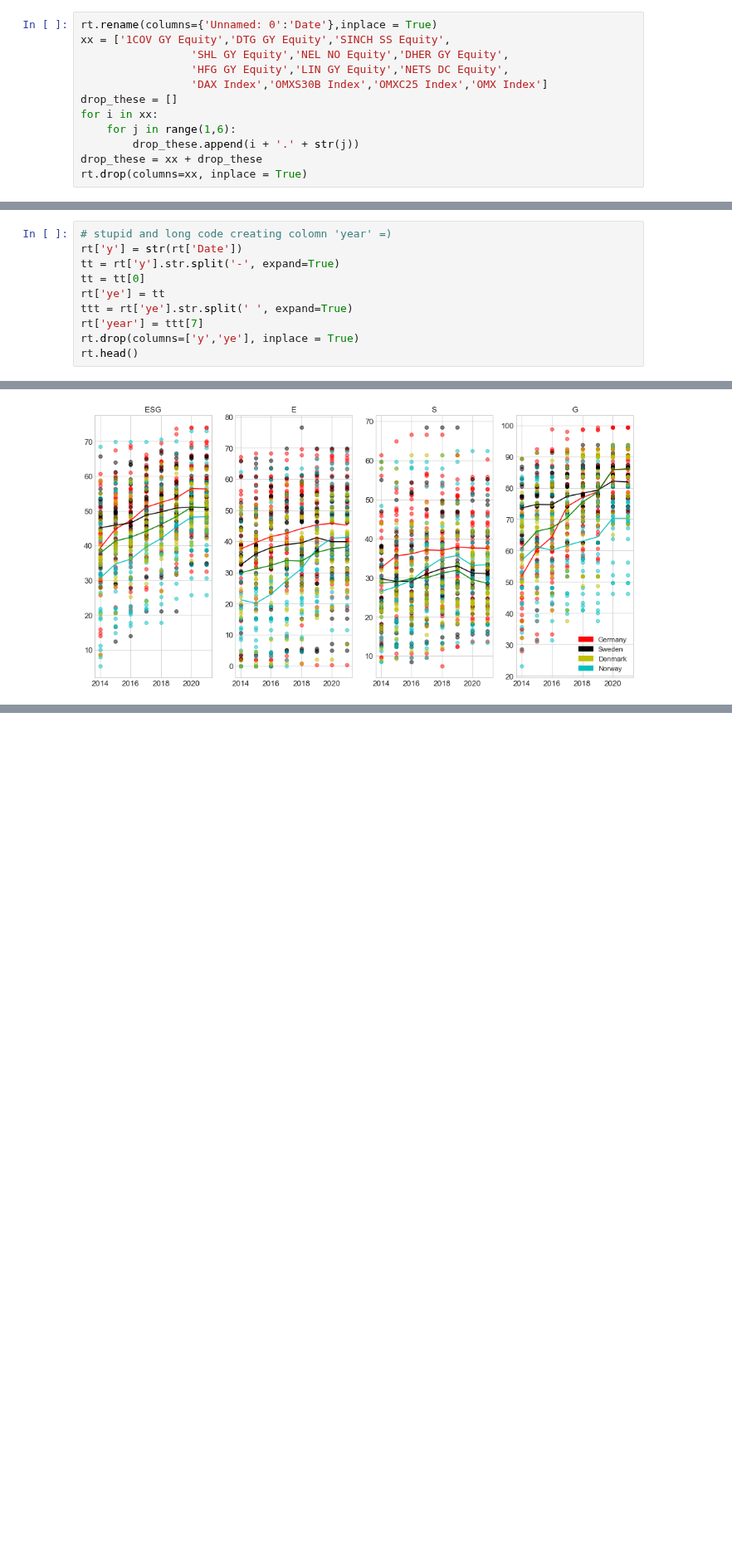
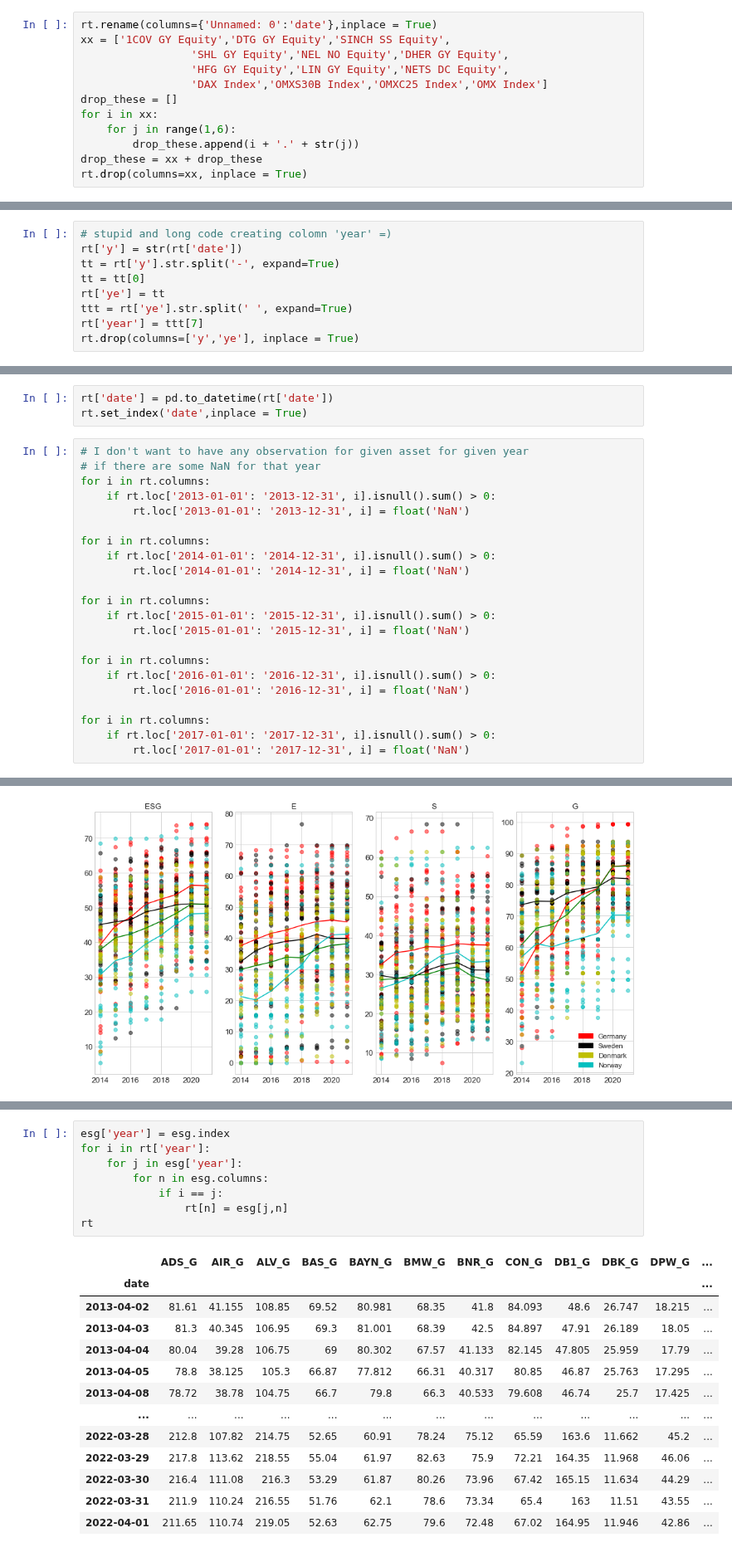
Before and after one commit to KamilPan/PS, a Jupyter notebook: ACF /ACF.ipynb, the cells around one changed output, grey strips where cells are left out. Shown at 83% size. Drawn from its saved outputs; the diff is of its cells as text; blank space fills up the shorter version.

```diff
--- a/ACF /ACF.ipynb
+++ b/ACF /ACF.ipynb
@@ -26,7 +29,7 @@ pd.set_option('display.max_columns',735) # I want to see all the columns
 rt.drop(index=[0,1,2], inplace=True)
 rt.reset_index(inplace = True, drop = True) # Drop old index too
 # %%
-rt.rename(columns={'Unnamed: 0':'Date'},inplace = True)
+rt.rename(columns={'Unnamed: 0':'date'},inplace = True)
 xx = ['1COV GY Equity','DTG GY Equity','SINCH SS Equity',
                  'SHL GY Equity','NEL NO Equity','DHER GY Equity',
                  'HFG GY Equity','LIN GY Equity','NETS DC Equity',
@@ -46,11 +49,10 @@ rt.columns = rt.columns.str.replace(' Equity', '')
 rt.columns = rt.columns.str.replace(' ', '_')
 # %%
 # stupid and long code creating colomn 'year' =)
-rt['y'] = str(rt['Date'])
+rt['y'] = str(rt['date'])
 tt = rt['y'].str.split('-', expand=True)
 tt = tt[0]
 rt['ye'] = tt
 ttt = rt['ye'].str.split(' ', expand=True)
 rt['year'] = ttt[7]
 rt.drop(columns=['y','ye'], inplace = True)
-rt.head()
@@ -63,0 +59,25 @@ rt.head()
+# %%
+rt['date'] = pd.to_datetime(rt['date'])
+rt.set_index('date',inplace = True)
+# %%
+# I don't want to have any observation for given asset for given year
+# if there are some NaN for that year
+for i in rt.columns:
+    if rt.loc['2013-01-01': '2013-12-31', i].isnull().sum() > 0:
+        rt.loc['2013-01-01': '2013-12-31', i] = float('NaN')
+
+for i in rt.columns:
+    if rt.loc['2014-01-01': '2014-12-31', i].isnull().sum() > 0:
+        rt.loc['2014-01-01': '2014-12-31', i] = float('NaN')
+
+for i in rt.columns:
+    if rt.loc['2015-01-01': '2015-12-31', i].isnull().sum() > 0:
+        rt.loc['2015-01-01': '2015-12-31', i] = float('NaN')
+
+for i in rt.columns:
+    if rt.loc['2016-01-01': '2016-12-31', i].isnull().sum() > 0:
+        rt.loc['2016-01-01': '2016-12-31', i] = float('NaN')
+
+for i in rt.columns:
+    if rt.loc['2017-01-01': '2017-12-31', i].isnull().sum() > 0:
+        rt.loc['2017-01-01': '2017-12-31', i] = float('NaN')
@@ -252,0 +271,22 @@ Index(['Date', 'ADS_G', 'AIR_G', 'ALV_G', 'BAS_G', 'BAYN_G', 'BMW_G', 'BNR_G',
+# %%
+esg['year'] = esg.index
+for i in rt['year']:
+    for j in esg['year']:
+        for n in esg.columns:
+            if i == j:
+                rt[n] = esg[j,n]
+rt
+# %% [output]
+|  | ADS_G | AIR_G | ALV_G | BAS_G | BAYN_G | BMW_G | BNR_G | CON_G | DB1_G | DBK_G | DPW_G | ... |
+| date |  |  |  |  |  |  |  |  |  |  |  | ... |
+| 2013-04-02 | 81.61 | 41.155 | 108.85 | 69.52 | 80.981 | 68.35 | 41.8 | 84.093 | 48.6 | 26.747 | 18.215 | ... |
+| 2013-04-03 | 81.3 | 40.345 | 106.95 | 69.3 | 81.001 | 68.39 | 42.5 | 84.897 | 47.91 | 26.189 | 18.05 | ... |
+| 2013-04-04 | 80.04 | 39.28 | 106.75 | 69 | 80.302 | 67.57 | 41.133 | 82.145 | 47.805 | 25.959 | 17.79 | ... |
+| 2013-04-05 | 78.8 | 38.125 | 105.3 | 66.87 | 77.812 | 66.31 | 40.317 | 80.85 | 46.87 | 25.763 | 17.295 | ... |
+| 2013-04-08 | 78.72 | 38.78 | 104.75 | 66.7 | 79.8 | 66.3 | 40.533 | 79.608 | 46.74 | 25.7 | 17.425 | ... |
+| ... | ... | ... | ... | ... | ... | ... | ... | ... | ... | ... | ... | ... |
+| 2022-03-28 | 212.8 | 107.82 | 214.75 | 52.65 | 60.91 | 78.24 | 75.12 | 65.59 | 163.6 | 11.662 | 45.2 | ... |
+| 2022-03-29 | 217.8 | 113.62 | 218.55 | 55.04 | 61.97 | 82.63 | 75.9 | 72.21 | 164.35 | 11.968 | 46.06 | ... |
+| 2022-03-30 | 216.4 | 111.08 | 216.3 | 53.29 | 61.87 | 80.26 | 73.96 | 67.42 | 165.15 | 11.634 | 44.29 | ... |
+| 2022-03-31 | 211.9 | 110.24 | 216.55 | 51.76 | 62.1 | 78.6 | 73.34 | 65.4 | 163 | 11.51 | 43.55 | ... |
+| 2022-04-01 | 211.65 | 110.74 | 219.05 | 52.63 | 62.75 | 79.6 | 72.48 | 67.02 | 164.95 | 11.946 | 42.86 | ... |
```
Also changed, not shown: parts of 11 cells of this notebook, 1 other file.
